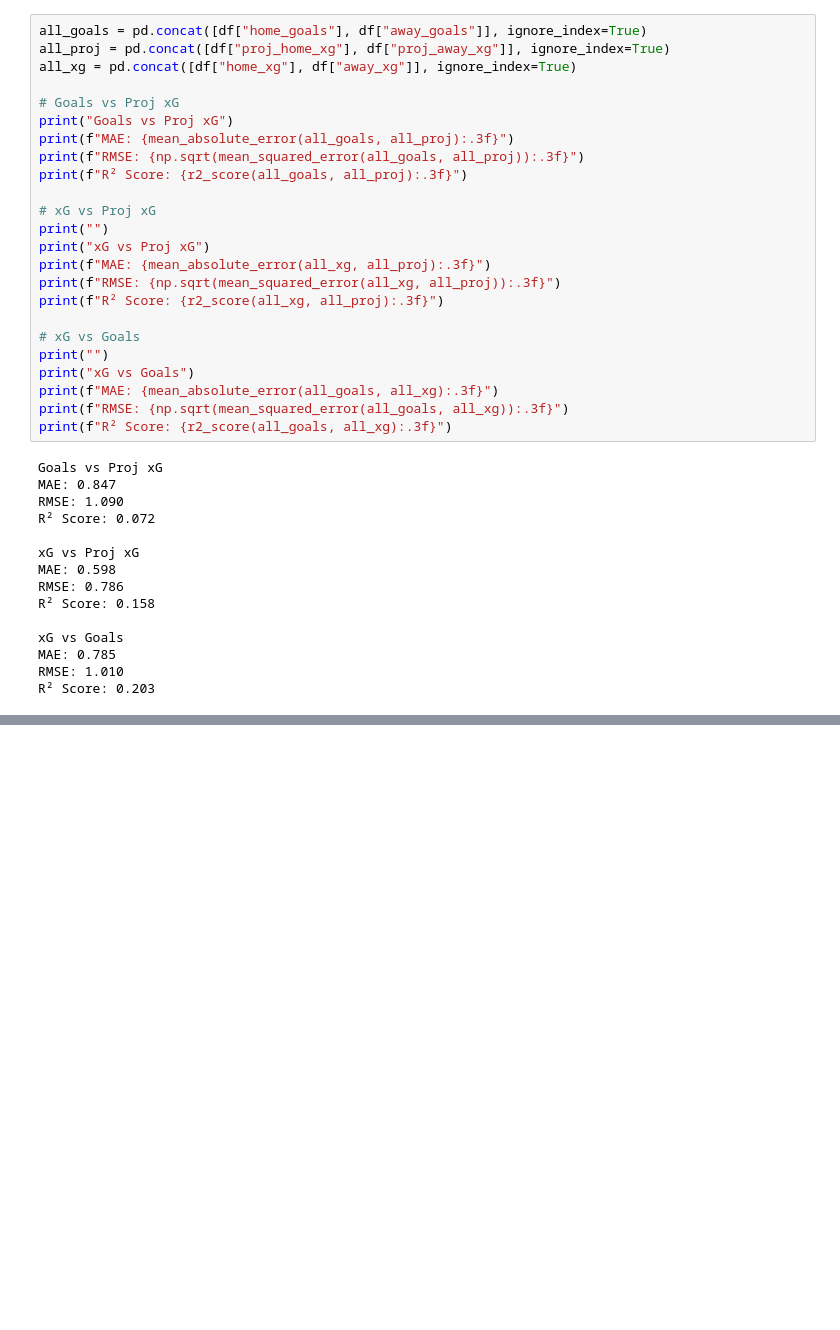
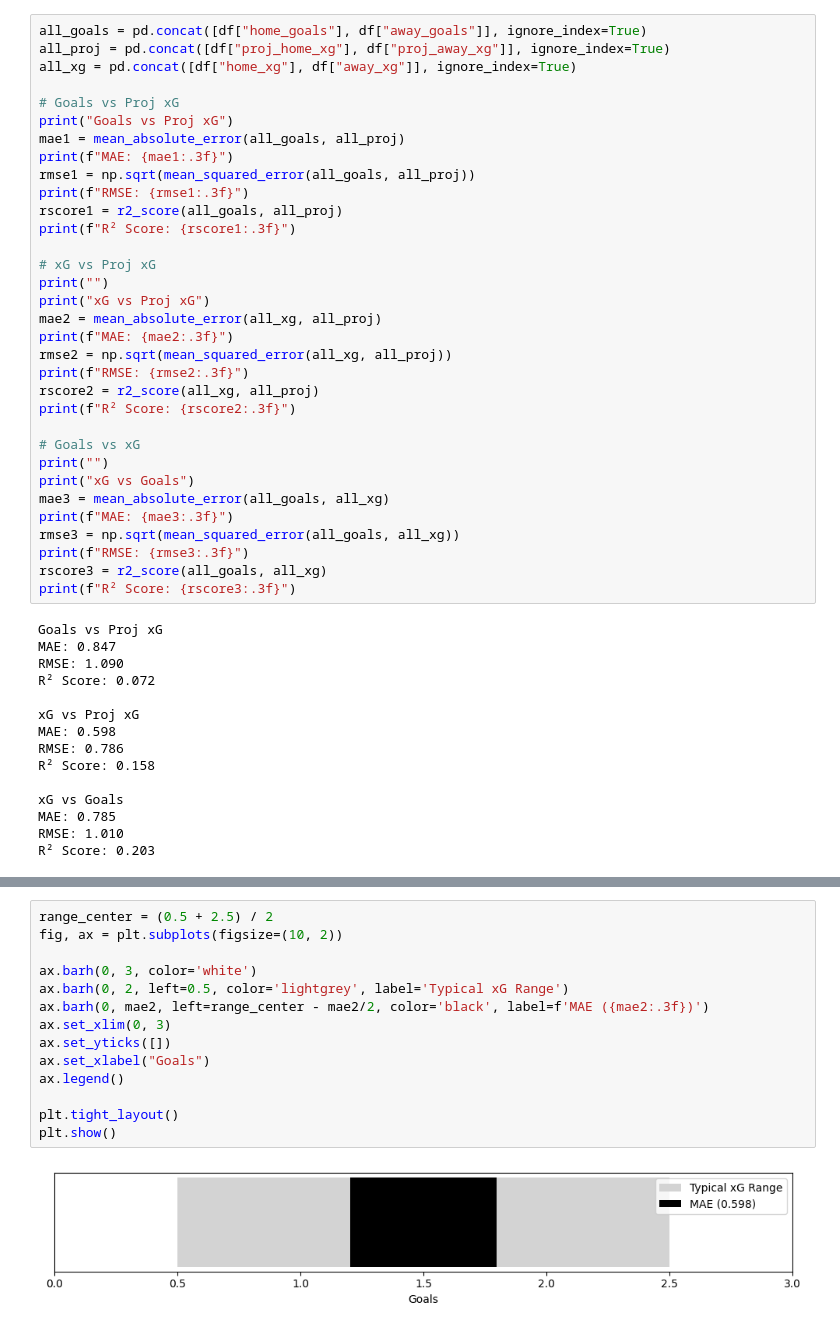
Before and after one commit to venomio5/soccer-prediction-analysis, a Jupyter notebook: src/xg_analysis.ipynb, the cells around one changed output, grey strips where cells are left out. Cells and saved outputs as stored; diff of their text form; blank space fills up the shorter version.

```diff
--- a/src/xg_analysis.ipynb
+++ b/src/xg_analysis.ipynb
@@ -28,23 +29,32 @@ all_xg = pd.concat([df["home_xg"], df["away_xg"]], ignore_index=True)
 
 # Goals vs Proj xG
 print("Goals vs Proj xG")
-print(f"MAE: {mean_absolute_error(all_goals, all_proj):.3f}")
-print(f"RMSE: {np.sqrt(mean_squared_error(all_goals, all_proj)):.3f}")
-print(f"R² Score: {r2_score(all_goals, all_proj):.3f}")
+mae1 = mean_absolute_error(all_goals, all_proj)
+print(f"MAE: {mae1:.3f}")
+rmse1 = np.sqrt(mean_squared_error(all_goals, all_proj))
+print(f"RMSE: {rmse1:.3f}")
+rscore1 = r2_score(all_goals, all_proj)
+print(f"R² Score: {rscore1:.3f}")
 
 # xG vs Proj xG
 print("")
 print("xG vs Proj xG")
-print(f"MAE: {mean_absolute_error(all_xg, all_proj):.3f}")
-print(f"RMSE: {np.sqrt(mean_squared_error(all_xg, all_proj)):.3f}")
-print(f"R² Score: {r2_score(all_xg, all_proj):.3f}")
+mae2 = mean_absolute_error(all_xg, all_proj)
+print(f"MAE: {mae2:.3f}")
+rmse2 = np.sqrt(mean_squared_error(all_xg, all_proj))
+print(f"RMSE: {rmse2:.3f}")
+rscore2 = r2_score(all_xg, all_proj)
+print(f"R² Score: {rscore2:.3f}")
 
-# xG vs Goals
+# Goals vs xG
 print("")
 print("xG vs Goals")
-print(f"MAE: {mean_absolute_error(all_goals, all_xg):.3f}")
-print(f"RMSE: {np.sqrt(mean_squared_error(all_goals, all_xg)):.3f}")
-print(f"R² Score: {r2_score(all_goals, all_xg):.3f}")
+mae3 = mean_absolute_error(all_goals, all_xg)
+print(f"MAE: {mae3:.3f}")
+rmse3 = np.sqrt(mean_squared_error(all_goals, all_xg))
+print(f"RMSE: {rmse3:.3f}")
+rscore3 = r2_score(all_goals, all_xg)
+print(f"R² Score: {rscore3:.3f}")
 # %% [output]
 Goals vs Proj xG
 MAE: 0.847
@@ -62,0 +87,16 @@ R² Score: 0.203
+# %%
+range_center = (0.5 + 2.5) / 2
+fig, ax = plt.subplots(figsize=(10, 2))
+
+ax.barh(0, 3, color='white')
+ax.barh(0, 2, left=0.5, color='lightgrey', label='Typical xG Range')
+ax.barh(0, mae2, left=range_center - mae2/2, color='black', label=f'MAE ({mae2:.3f})')
+ax.set_xlim(0, 3)
+ax.set_yticks([])
+ax.set_xlabel("Goals")
+ax.legend()
+
+plt.tight_layout()
+plt.show()
+# %% [output]
+[figure, added]
```
Also changed, not shown: parts of 5 cells of this notebook, 8 other files.
